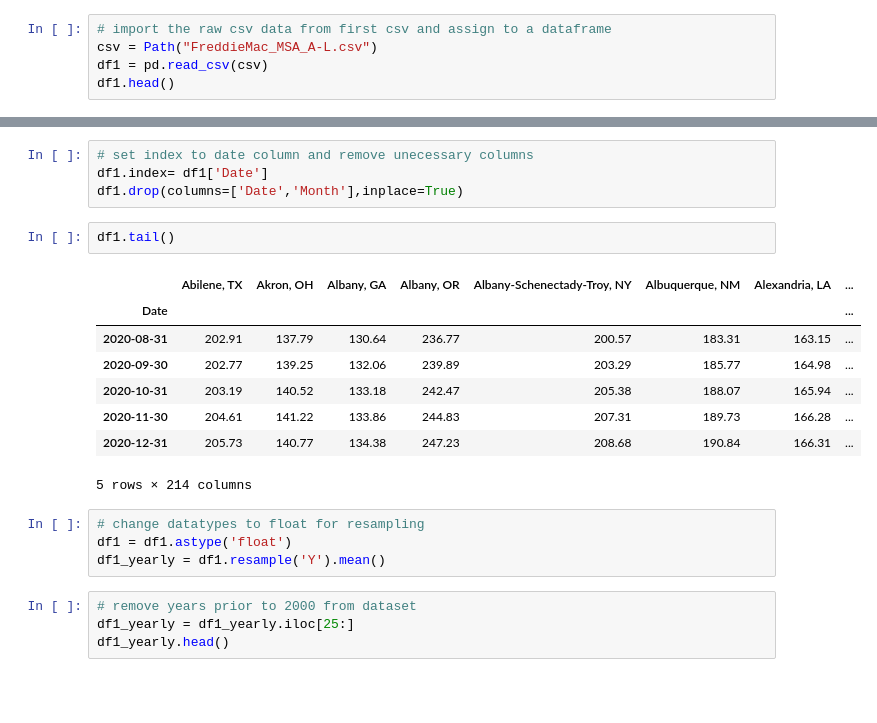
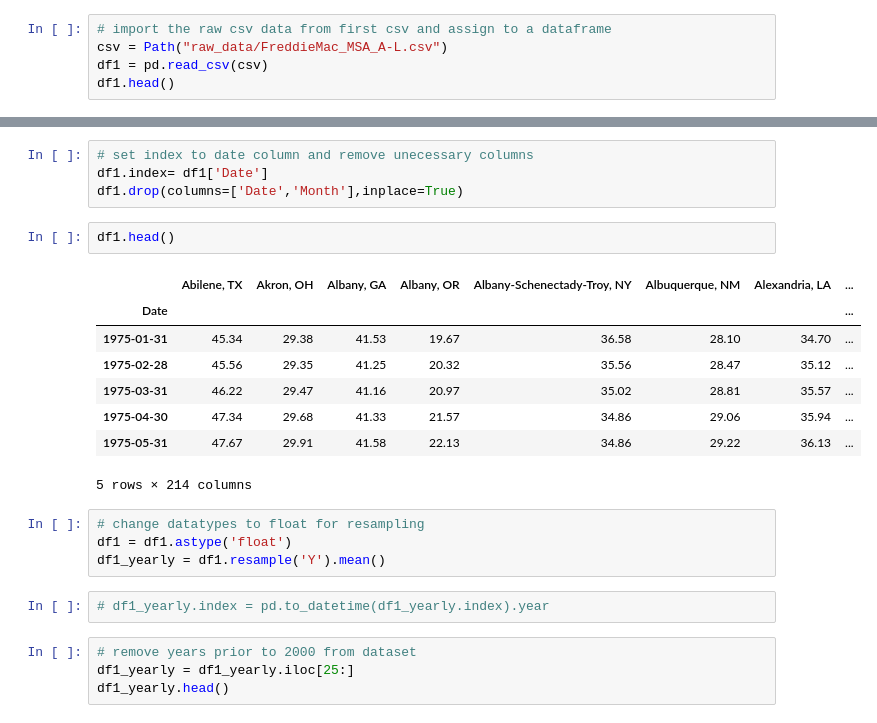
Before and after one commit to jjalomo93/Real_Estate_Dashboard, a Jupyter notebook: HPI_cleaning.ipynb, the cells around one changed output, grey strips where cells are left out. Drawn from its saved outputs; the diff is of its cells as text; blank space fills up the shorter version.

```diff
--- a/HPI_cleaning.ipynb
+++ b/HPI_cleaning.ipynb
@@ -6,6 +9,6 @@ import datetime as dt
 # %%
 # import the raw csv data from first csv and assign to a dataframe
-csv = Path("FreddieMac_MSA_A-L.csv")
+csv = Path("raw_data/FreddieMac_MSA_A-L.csv")
 df1 = pd.read_csv(csv)
 df1.head()
 # %% [output]
@@ -27,20 +30,22 @@ df1.drop([552,553,554,555],inplace=True)
 df1.index= df1['Date']
 df1.drop(columns=['Date','Month'],inplace=True)
 # %%
-df1.tail()
+df1.head()
 # %% [output]
 |  | Abilene, TX | Akron, OH | Albany, GA | Albany, OR | Albany-Schenectady-Troy, NY | Albuquerque, NM | Alexandria, LA | ... |
 | Date |  |  |  |  |  |  |  | ... |
-| 2020-08-31 | 202.91 | 137.79 | 130.64 | 236.77 | 200.57 | 183.31 | 163.15 | ... |
-| 2020-09-30 | 202.77 | 139.25 | 132.06 | 239.89 | 203.29 | 185.77 | 164.98 | ... |
-| 2020-10-31 | 203.19 | 140.52 | 133.18 | 242.47 | 205.38 | 188.07 | 165.94 | ... |
-| 2020-11-30 | 204.61 | 141.22 | 133.86 | 244.83 | 207.31 | 189.73 | 166.28 | ... |
-| 2020-12-31 | 205.73 | 140.77 | 134.38 | 247.23 | 208.68 | 190.84 | 166.31 | ... |
+| 1975-01-31 | 45.34 | 29.38 | 41.53 | 19.67 | 36.58 | 28.10 | 34.70 | ... |
+| 1975-02-28 | 45.56 | 29.35 | 41.25 | 20.32 | 35.56 | 28.47 | 35.12 | ... |
+| 1975-03-31 | 46.22 | 29.47 | 41.16 | 20.97 | 35.02 | 28.81 | 35.57 | ... |
+| 1975-04-30 | 47.34 | 29.68 | 41.33 | 21.57 | 34.86 | 29.06 | 35.94 | ... |
+| 1975-05-31 | 47.67 | 29.91 | 41.58 | 22.13 | 34.86 | 29.22 | 36.13 | ... |
 5 rows × 214 columns
 # %%
 # change datatypes to float for resampling
 df1 = df1.astype('float')
 df1_yearly = df1.resample('Y').mean()
+# %%
+# df1_yearly.index = pd.to_datetime(df1_yearly.index).year
 # %%
 # remove years prior to 2000 from dataset
 df1_yearly = df1_yearly.iloc[25:]
```
Also changed, not shown: parts of 8 cells of this notebook, 6 other files.
